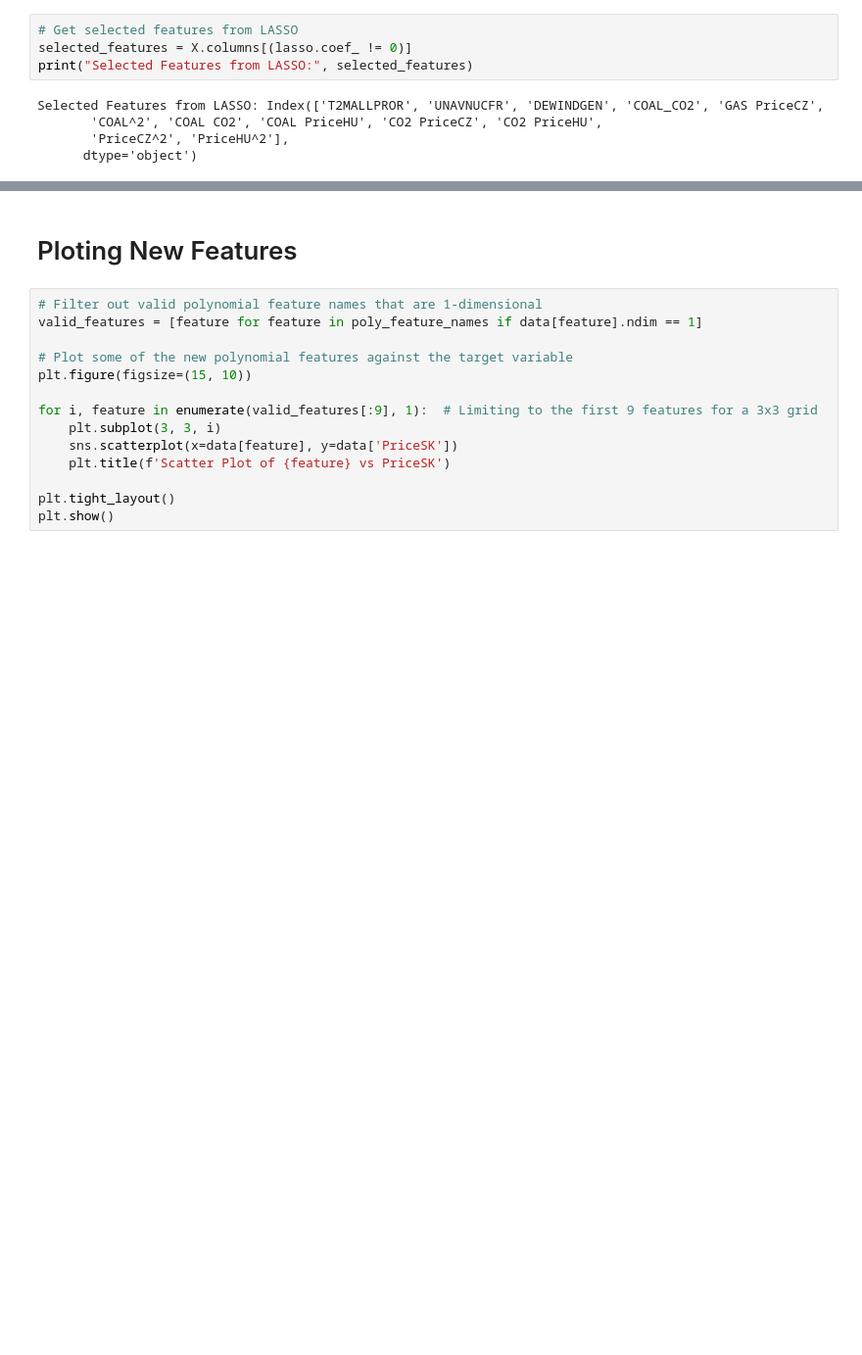
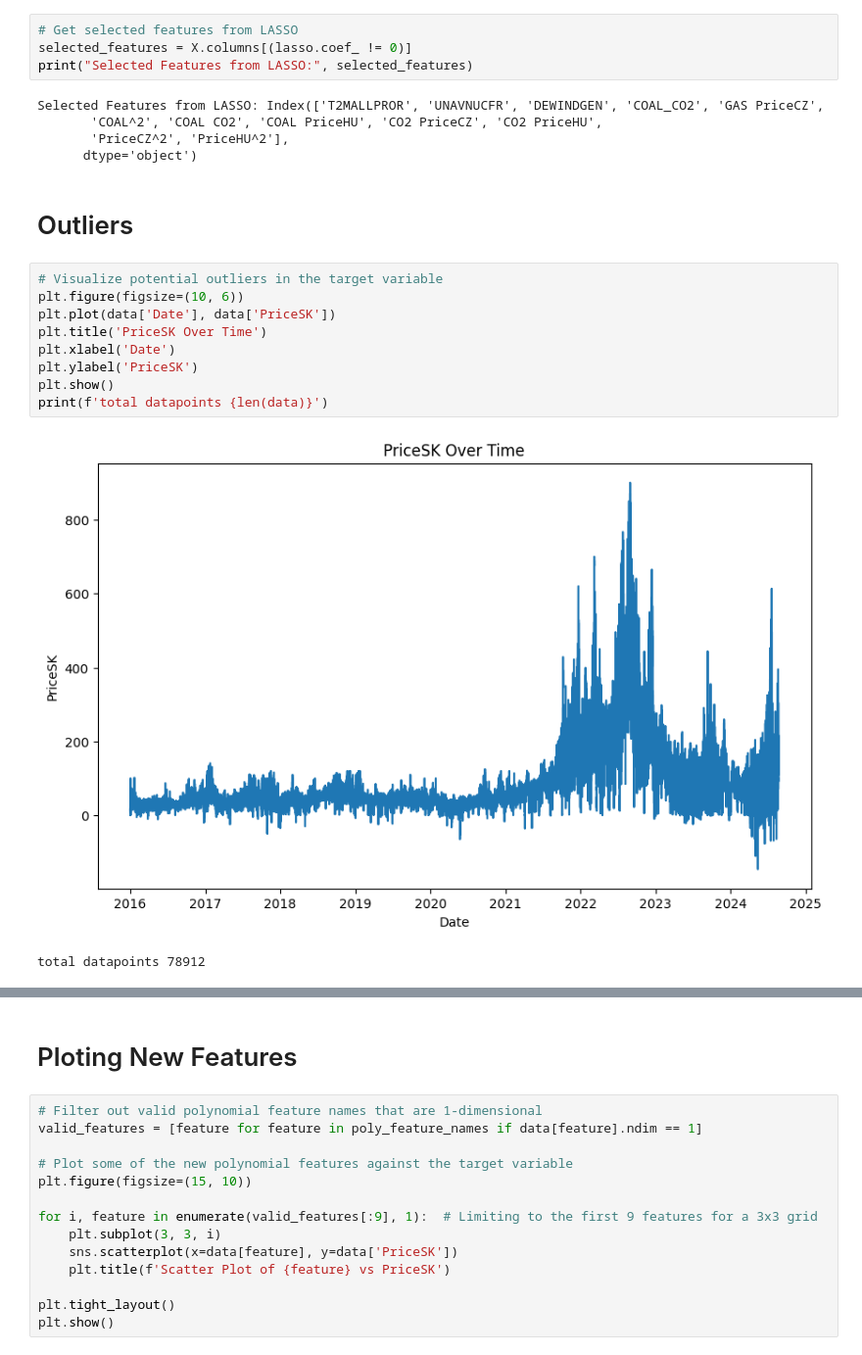
Before and after one commit to venture-data/lstm-example, a Jupyter notebook: ploting_data_features.ipynb, the cells around one changed output, grey strips where cells are left out. Shown at 98% size. Cells and saved outputs as stored; diff of their text form; blank space fills up the shorter version.

```diff
--- a/ploting_data_features.ipynb
+++ b/ploting_data_features.ipynb
@@ -475,3 +532,17 @@ Selected Features from LASSO: Index(['T2MALLPROR', 'UNAVNUCFR', 'DEWINDGEN', 'CO
        'COAL^2', 'COAL CO2', 'COAL PriceHU', 'CO2 PriceCZ', 'CO2 PriceHU',
        'PriceCZ^2', 'PriceHU^2'],
       dtype='object')
+# %% [markdown]
+# Outliers
+# %%
+# Visualize potential outliers in the target variable
+plt.figure(figsize=(10, 6))
+plt.plot(data['Date'], data['PriceSK'])
+plt.title('PriceSK Over Time')
+plt.xlabel('Date')
+plt.ylabel('PriceSK')
+plt.show()
+print(f'total datapoints {len(data)}')
+# %% [output]
+[figure, added]
+total datapoints 78912
```
Also changed, not shown: parts of 24 cells of this notebook, 1 other file.
